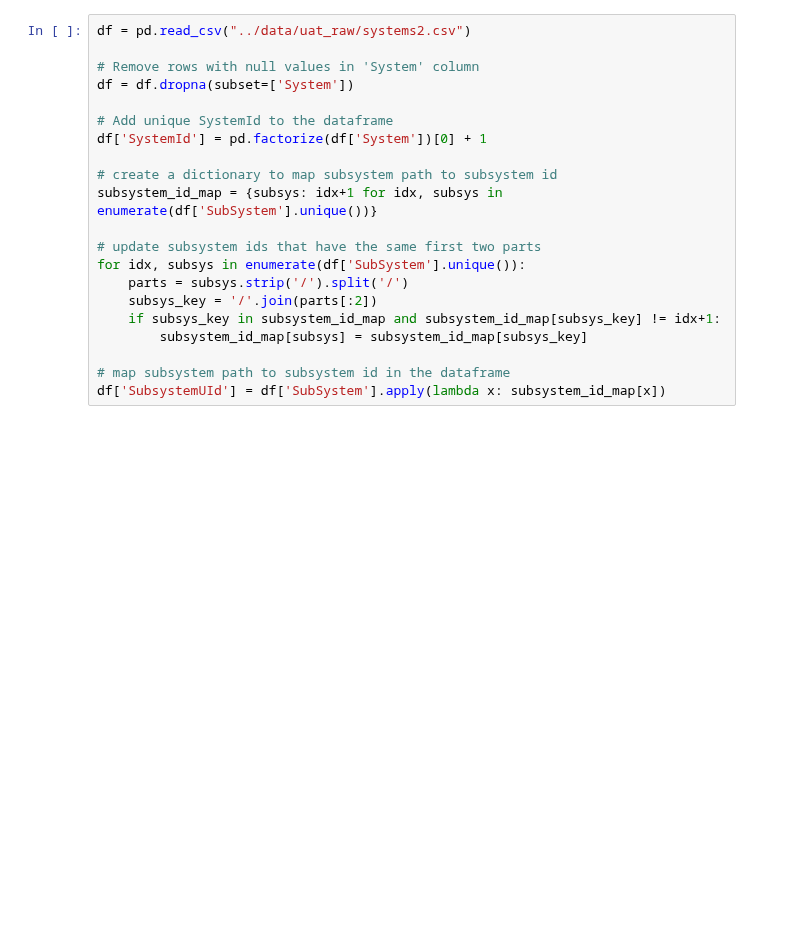
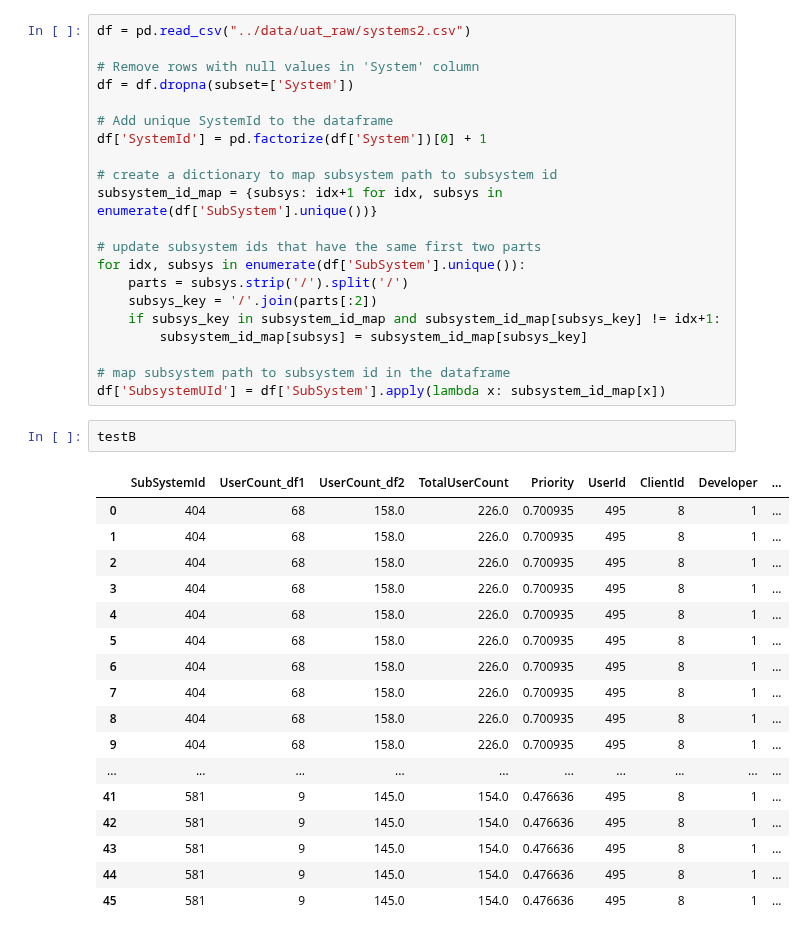
Before and after one commit to CorrieScheepers/Masters, a Jupyter notebook: src/Ch3/log_analysis/uat_analysis.ipynb, the cells around one changed output. Drawn from its saved outputs; the diff is of its cells as text; blank space fills up the shorter version.

```diff
--- a/src/Ch3/log_analysis/uat_analysis.ipynb
+++ b/src/Ch3/log_analysis/uat_analysis.ipynb
@@ -292,3 +290,23 @@ for idx, subsys in enumerate(df['SubSystem'].unique()):
 
 # map subsystem path to subsystem id in the dataframe
 df['SubsystemUId'] = df['SubSystem'].apply(lambda x: subsystem_id_map[x])
+# %%
+testB
+# %% [output]
+|  | SubSystemId | UserCount_df1 | UserCount_df2 | TotalUserCount | Priority | UserId | ClientId | Developer | ... |
+| 0 | 404 | 68 | 158.0 | 226.0 | 0.700935 | 495 | 8 | 1 | ... |
+| 1 | 404 | 68 | 158.0 | 226.0 | 0.700935 | 495 | 8 | 1 | ... |
+| 2 | 404 | 68 | 158.0 | 226.0 | 0.700935 | 495 | 8 | 1 | ... |
+| 3 | 404 | 68 | 158.0 | 226.0 | 0.700935 | 495 | 8 | 1 | ... |
+| 4 | 404 | 68 | 158.0 | 226.0 | 0.700935 | 495 | 8 | 1 | ... |
+| 5 | 404 | 68 | 158.0 | 226.0 | 0.700935 | 495 | 8 | 1 | ... |
+| 6 | 404 | 68 | 158.0 | 226.0 | 0.700935 | 495 | 8 | 1 | ... |
+| 7 | 404 | 68 | 158.0 | 226.0 | 0.700935 | 495 | 8 | 1 | ... |
+| 8 | 404 | 68 | 158.0 | 226.0 | 0.700935 | 495 | 8 | 1 | ... |
+| 9 | 404 | 68 | 158.0 | 226.0 | 0.700935 | 495 | 8 | 1 | ... |
+| ... | ... | ... | ... | ... | ... | ... | ... | ... | ... |
+| 41 | 581 | 9 | 145.0 | 154.0 | 0.476636 | 495 | 8 | 1 | ... |
+| 42 | 581 | 9 | 145.0 | 154.0 | 0.476636 | 495 | 8 | 1 | ... |
+| 43 | 581 | 9 | 145.0 | 154.0 | 0.476636 | 495 | 8 | 1 | ... |
+| 44 | 581 | 9 | 145.0 | 154.0 | 0.476636 | 495 | 8 | 1 | ... |
+| 45 | 581 | 9 | 145.0 | 154.0 | 0.476636 | 495 | 8 | 1 | ... |
```
Also changed, not shown: parts of 1 cell of this notebook, 6 other files.
